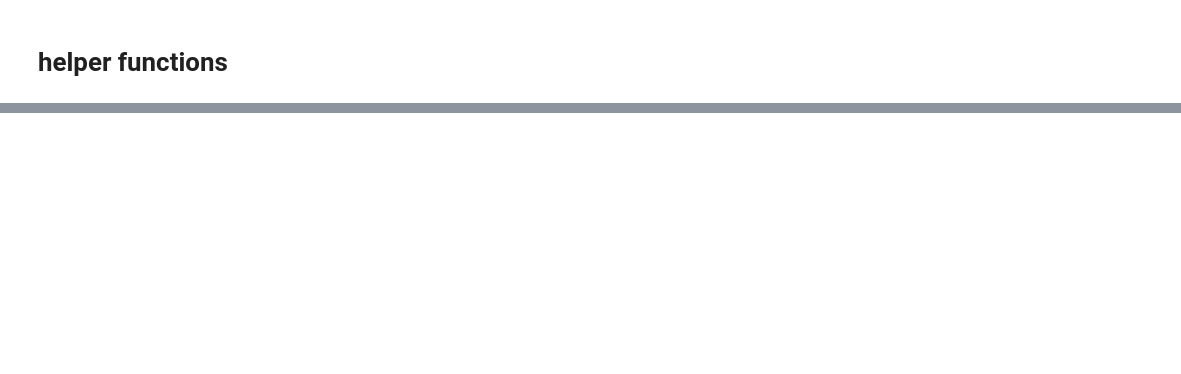
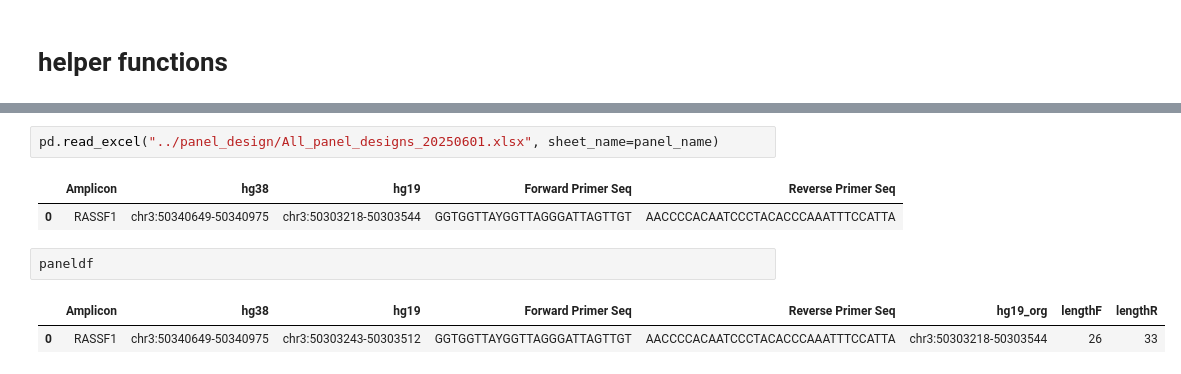
Before and after one commit to hieunguyen4193/ampliconSeq_UMI, a Jupyter notebook: data_analysis_20250613/02_analysis_for_each_run.ipynb, the cells around one changed output, grey strips where cells are left out. Saved outputs shown, nothing was run; the diff lists cells and outputs as text; blank space fills up the shorter version.

```diff
--- a/data_analysis_20250613/02_analysis_for_each_run.ipynb
+++ b/data_analysis_20250613/02_analysis_for_each_run.ipynb
@@ -223,3 +279,13 @@ for panel_name in final_umi_rundf.Panel_version.unique():
+# %%
+pd.read_excel("../panel_design/All_panel_designs_20250601.xlsx", sheet_name=panel_name)
+# %% [output]
+|  | Amplicon | hg38 | hg19 | Forward Primer Seq | Reverse Primer Seq |
+| 0 | RASSF1 | chr3:50340649-50340975 | chr3:50303218-50303544 | GGTGGTTAYGGTTAGGGATTAGTTGT | AACCCCACAATCCCTACACCCAAATTTCCATTA |
+# %%
+paneldf
+# %% [output]
+|  | Amplicon | hg38 | hg19 | Forward Primer Seq | Reverse Primer Seq | hg19_org | lengthF | lengthR |
+| 0 | RASSF1 | chr3:50340649-50340975 | chr3:50303243-50303512 | GGTGGTTAYGGTTAGGGATTAGTTGT | AACCCCACAATCCCTACACCCAAATTTCCATTA | chr3:50303218-50303544 | 26 | 33 |
 # %%
 
 def generate_cov(input_cov_file, panel_name, sampleid, outputdir):
```
Also changed, not shown: parts of 13 cells of this notebook, 14 other files.
